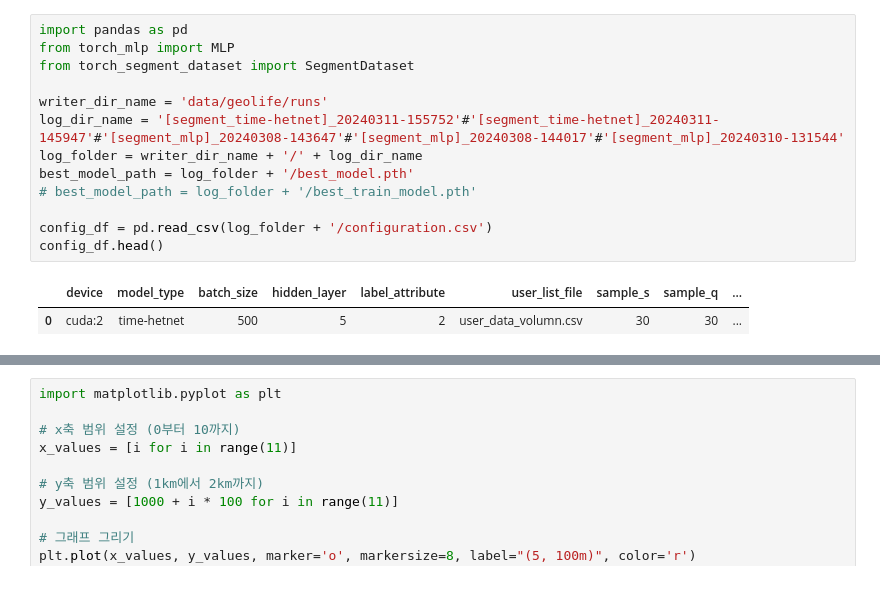
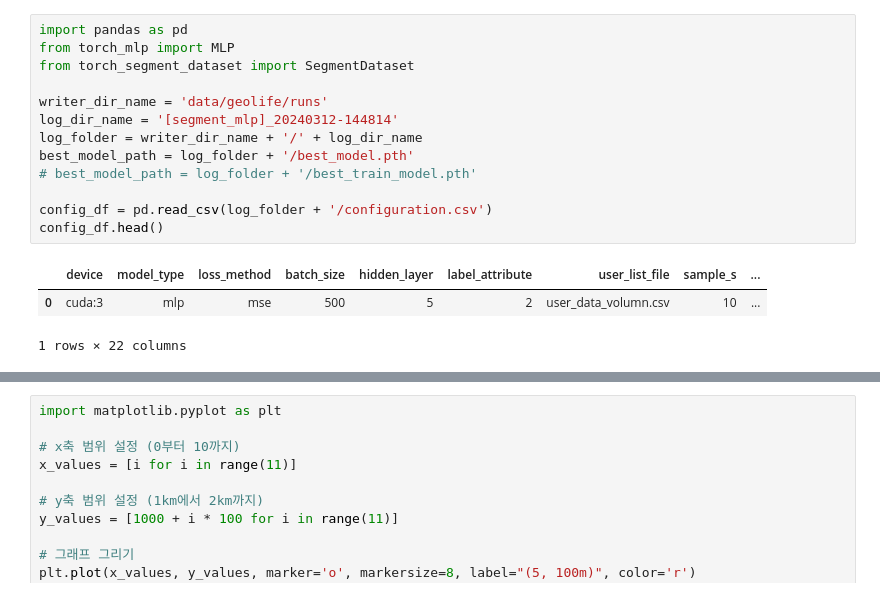
Before and after one commit to shkoma/geolife_timehetnet, a Jupyter notebook: test.ipynb, the cells around one changed output, grey strips where cells are left out. Cells and saved outputs as stored; diff of their text form.

```diff
--- a/test.ipynb
+++ b/test.ipynb
@@ -1,19 +1,20 @@
 # %%
 import pandas as pd
 from torch_mlp import MLP
 from torch_segment_dataset import SegmentDataset
 
 writer_dir_name = 'data/geolife/runs'
-log_dir_name = '[segment_time-hetnet]_20240311-155752'#'[segment_time-hetnet]_20240311-145947'#'[segment_mlp]_20240308-143647'#'[segment_mlp]_20240308-144017'#'[segment_mlp]_20240310-131544'
+log_dir_name = '[segment_mlp]_20240312-144814'
 log_folder = writer_dir_name + '/' + log_dir_name
 best_model_path = log_folder + '/best_model.pth'
 # best_model_path = log_folder + '/best_train_model.pth'
 
 config_df = pd.read_csv(log_folder + '/configuration.csv')
 config_df.head()
 # %% [output]
-|  | device | model_type | batch_size | hidden_layer | label_attribute | user_list_file | sample_s | sample_q | ... |
-| 0 | cuda:2 | time-hetnet | 500 | 5 | 2 | user_data_volumn.csv | 30 | 30 | ... |
+|  | device | model_type | loss_method | batch_size | hidden_layer | label_attribute | user_list_file | sample_s | ... |
+| 0 | cuda:3 | mlp | mse | 500 | 5 | 2 | user_data_volumn.csv | 10 | ... |
+1 rows × 22 columns
 # %%
 data_type = 'segment'
 model_type = 'mlp'
```
Also changed, not shown: parts of 4 cells of this notebook, 6 other files.
